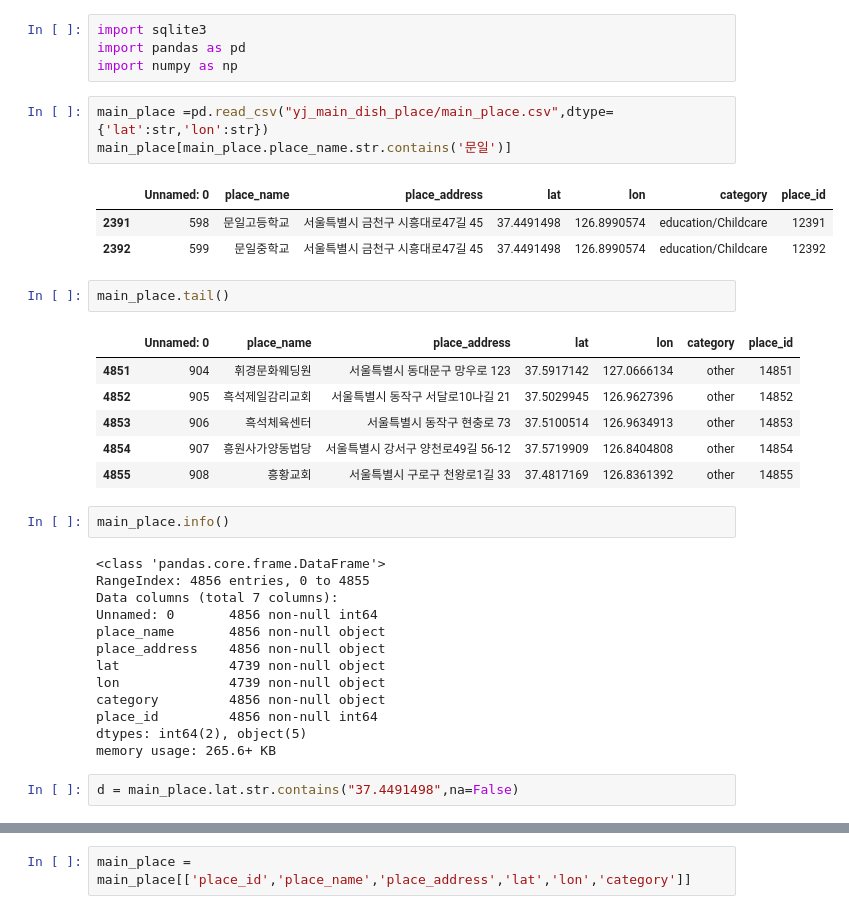
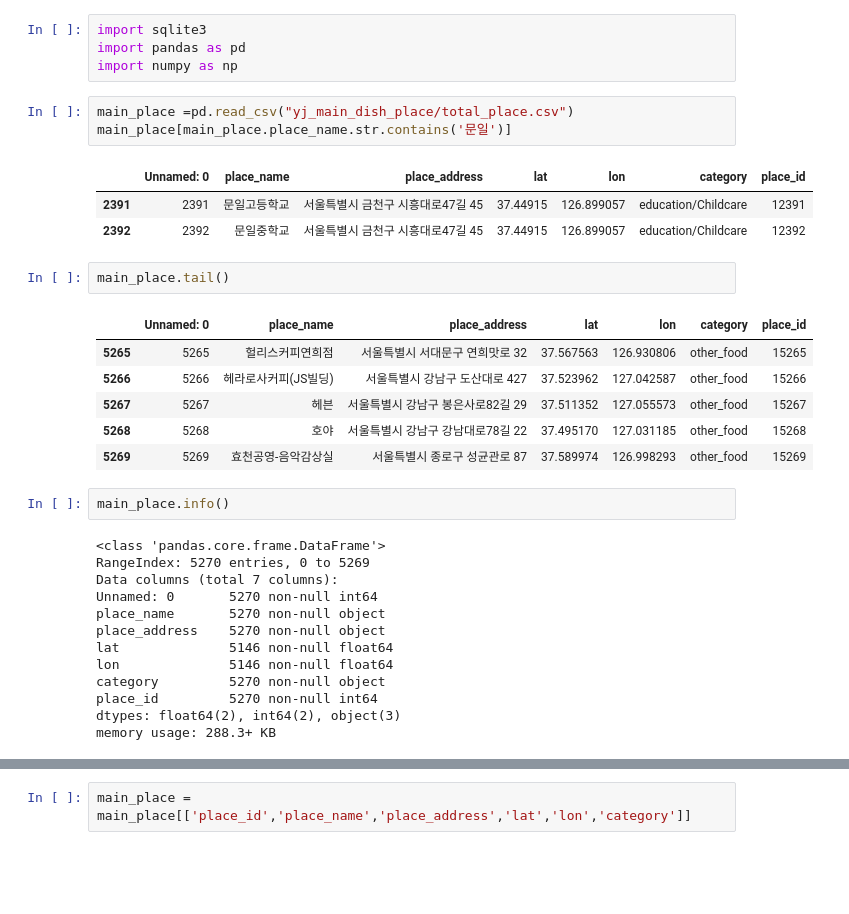
Before and after one commit to BigDataCampus/fresh, a Jupyter notebook: 중복확인하기.ipynb, the cells around one changed output, grey strips where cells are left out. Cells and saved outputs as stored; diff of their text form; blank space fills up the shorter version.

```diff
--- a/중복확인하기.ipynb
+++ b/중복확인하기.ipynb
@@ -144,35 +144,33 @@ import sqlite3
 import pandas as pd
 import numpy as np
 # %%
-main_place =pd.read_csv("yj_main_dish_place/main_place.csv",dtype={'lat':str,'lon':str})
+main_place =pd.read_csv("yj_main_dish_place/total_place.csv")
 main_place[main_place.place_name.str.contains('문일')]
 # %% [output]
 |  | Unnamed: 0 | place_name | place_address | lat | lon | category | place_id |
-| 2391 | 598 | 문일고등학교 | 서울특별시 금천구 시흥대로47길 45 | 37.4491498 | 126.8990574 | education/Childcare | 12391 |
-| 2392 | 599 | 문일중학교 | 서울특별시 금천구 시흥대로47길 45 | 37.4491498 | 126.8990574 | education/Childcare | 12392 |
+| 2391 | 2391 | 문일고등학교 | 서울특별시 금천구 시흥대로47길 45 | 37.44915 | 126.899057 | education/Childcare | 12391 |
+| 2392 | 2392 | 문일중학교 | 서울특별시 금천구 시흥대로47길 45 | 37.44915 | 126.899057 | education/Childcare | 12392 |
 # %%
 main_place.tail()
 # %% [output]
 |  | Unnamed: 0 | place_name | place_address | lat | lon | category | place_id |
-| 4851 | 904 | 휘경문화웨딩원 | 서울특별시 동대문구 망우로 123 | 37.5917142 | 127.0666134 | other | 14851 |
-| 4852 | 905 | 흑석제일감리교회 | 서울특별시 동작구 서달로10나길 21 | 37.5029945 | 126.9627396 | other | 14852 |
-| 4853 | 906 | 흑석체육센터 | 서울특별시 동작구 현충로 73 | 37.5100514 | 126.9634913 | other | 14853 |
-| 4854 | 907 | 흥원사가양동법당 | 서울특별시 강서구 양천로49길 56-12 | 37.5719909 | 126.8404808 | other | 14854 |
-| 4855 | 908 | 흥황교회 | 서울특별시 구로구 천왕로1길 33 | 37.4817169 | 126.8361392 | other | 14855 |
+| 5265 | 5265 | 헐리스커피연희점 | 서울특별시 서대문구 연희맛로 32 | 37.567563 | 126.930806 | other_food | 15265 |
+| 5266 | 5266 | 헤라로사커피(JS빌딩) | 서울특별시 강남구 도산대로 427 | 37.523962 | 127.042587 | other_food | 15266 |
+| 5267 | 5267 | 헤븐 | 서울특별시 강남구 봉은사로82길 29 | 37.511352 | 127.055573 | other_food | 15267 |
+| 5268 | 5268 | 호야 | 서울특별시 강남구 강남대로78길 22 | 37.495170 | 127.031185 | other_food | 15268 |
+| 5269 | 5269 | 효천공영-음악감상실 | 서울특별시 종로구 성균관로 87 | 37.589974 | 126.998293 | other_food | 15269 |
 # %%
 main_place.info()
 # %% [output]
 <class 'pandas.core.frame.DataFrame'>
-RangeIndex: 4856 entries, 0 to 4855
+RangeIndex: 5270 entries, 0 to 5269
 Data columns (total 7 columns):
-Unnamed: 0       4856 non-null int64
-place_name       4856 non-null object
-place_address    4856 non-null object
-lat              4739 non-null object
-lon              4739 non-null object
-category         4856 non-null object
-place_id         4856 non-null int64
-dtypes: int64(2), object(5)
-memory usage: 265.6+ KB
+Unnamed: 0       5270 non-null int64
+place_name       5270 non-null object
+place_address    5270 non-null object
+lat              5146 non-null float64
+lon              5146 non-null float64
+category         5270 non-null object
+place_id         5270 non-null int64
+dtypes: float64(2), int64(2), object(3)
+memory usage: 288.3+ KB
-# %%
-d = main_place.lat.str.contains("37.4491498",na=False)
```
Also changed, not shown: parts of 22 cells of this notebook, 1 other file.
